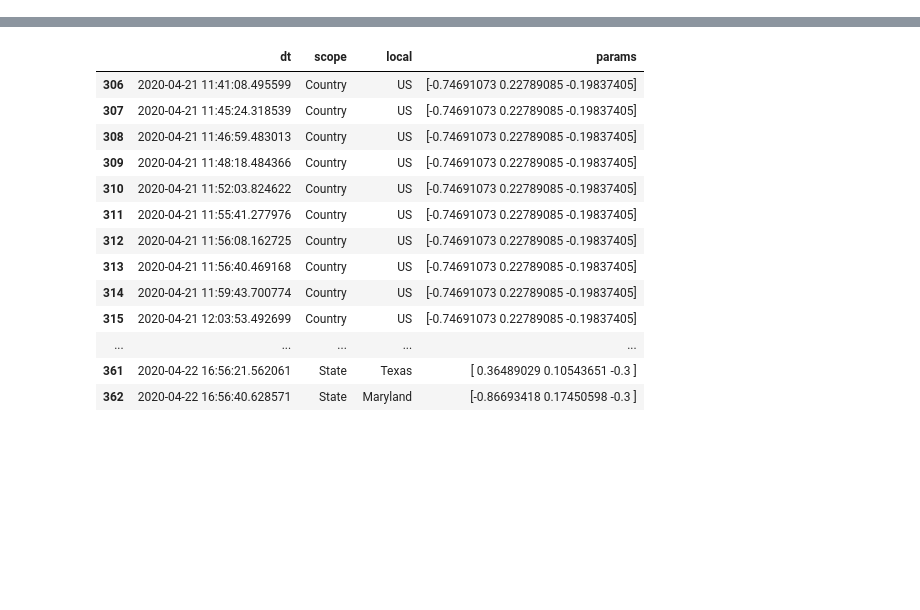
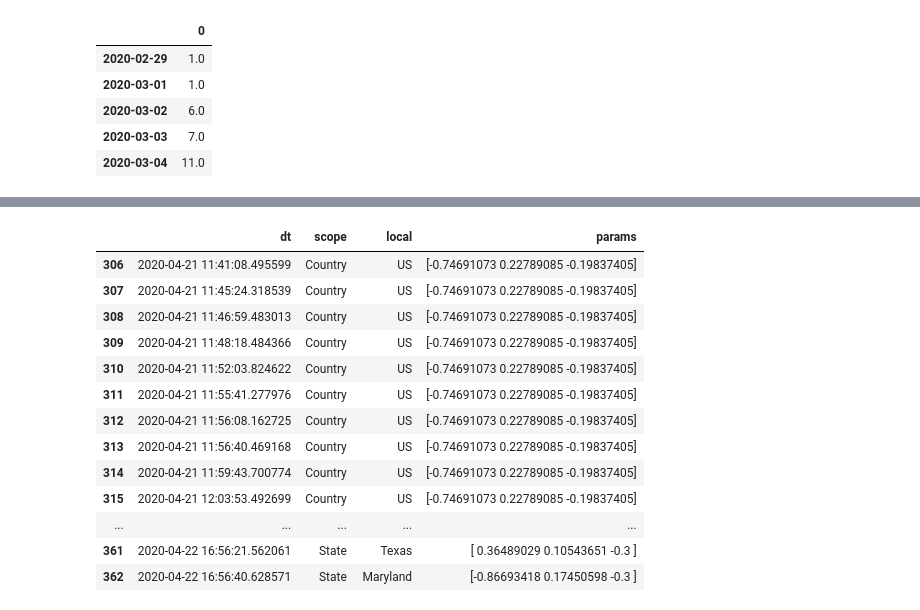
Before and after one commit to huonghuynhsc/COVID-19, a Jupyter notebook: prognosis/Try_plotly.ipynb, the cells around one changed output, grey strips where cells are left out. Cells and saved outputs as stored; diff of their text form; code cells hidden in the pictures; blank space fills up the shorter version.

```diff
--- a/prognosis/Try_plotly.ipynb
+++ b/prognosis/Try_plotly.ipynb
@@ -26,0 +38,9 @@ local_death_data = mu.get_death_data_by_country('US')
+# %%
+local_death_data.head()
+# %% [output]
+|  | 0 |
+| 2020-02-29 | 1.0 |
+| 2020-03-01 | 1.0 |
+| 2020-03-02 | 6.0 |
+| 2020-03-03 | 7.0 |
+| 2020-03-04 | 11.0 |
```
Also changed, not shown: parts of 11 cells of this notebook, 1 other file.
